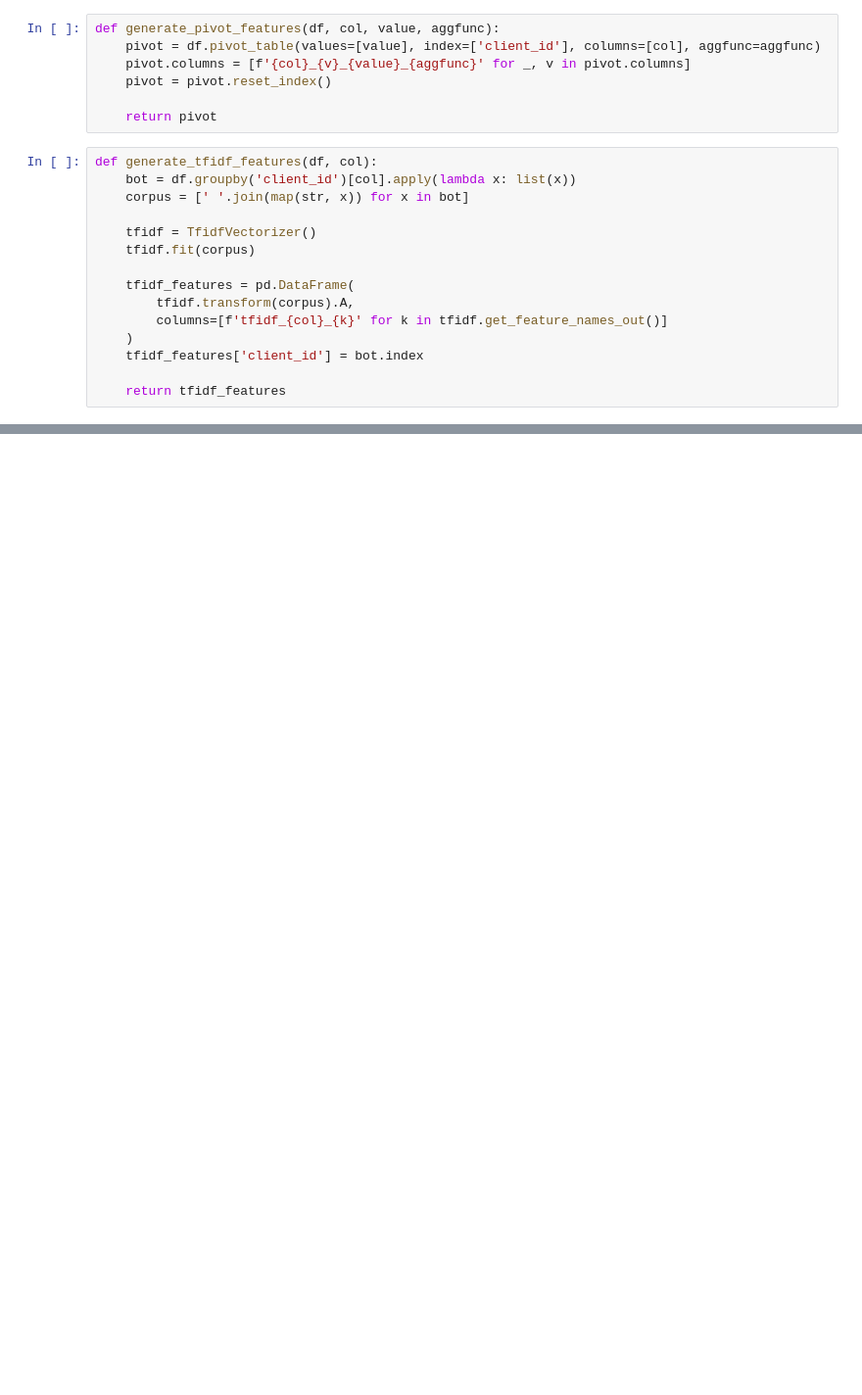
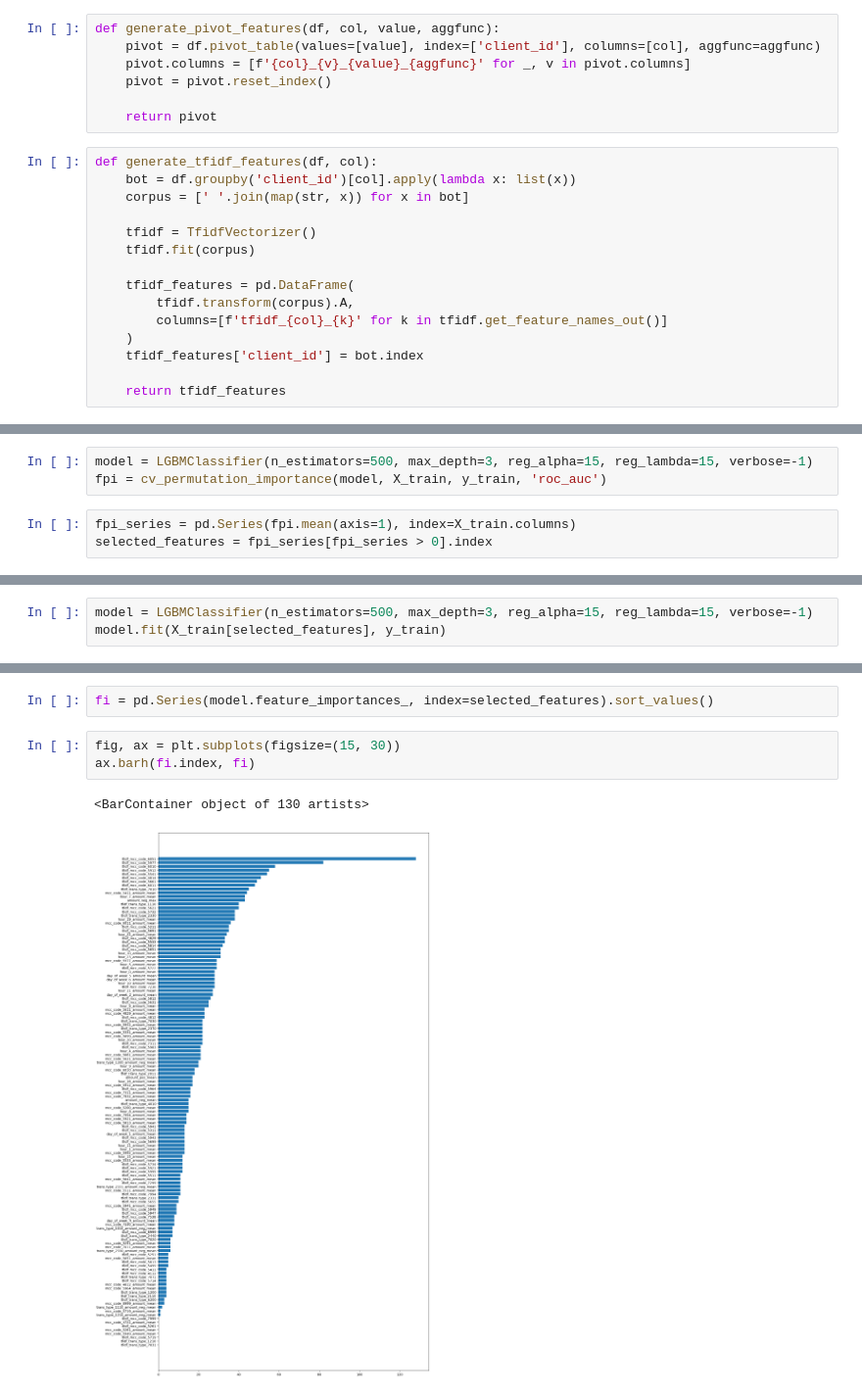
Before and after one commit to aayugay99/sber_hse_hack, a Jupyter notebook: aggregation_model.ipynb, the cells around one changed output, grey strips where cells are left out. Shown at 98% size. Cells and saved outputs as stored; diff of their text form; blank space fills up the shorter version.

```diff
--- a/aggregation_model.ipynb
+++ b/aggregation_model.ipynb
@@ -400,0 +137,6 @@ plt.barh(X_train.columns, model.feature_importances_)
+# %%
+model = LGBMClassifier(n_estimators=500, max_depth=3, reg_alpha=15, reg_lambda=15, verbose=-1)
+fpi = cv_permutation_importance(model, X_train, y_train, 'roc_auc')
+# %%
+fpi_series = pd.Series(fpi.mean(axis=1), index=X_train.columns)
+selected_features = fpi_series[fpi_series > 0].index
@@ -400,0 +147,3 @@ plt.barh(X_train.columns, model.feature_importances_)
+# %%
+model = LGBMClassifier(n_estimators=500, max_depth=3, reg_alpha=15, reg_lambda=15, verbose=-1)
+model.fit(X_train[selected_features], y_train)
@@ -400,0 +159,8 @@ plt.barh(X_train.columns, model.feature_importances_)
+# %%
+fi = pd.Series(model.feature_importances_, index=selected_features).sort_values()
+# %%
+fig, ax = plt.subplots(figsize=(15, 30))
+ax.barh(fi.index, fi)
+# %% [output]
+<BarContainer object of 130 artists>
+[figure, added]
```
Also changed, not shown: parts of 78 cells of this notebook, 4 other files.
